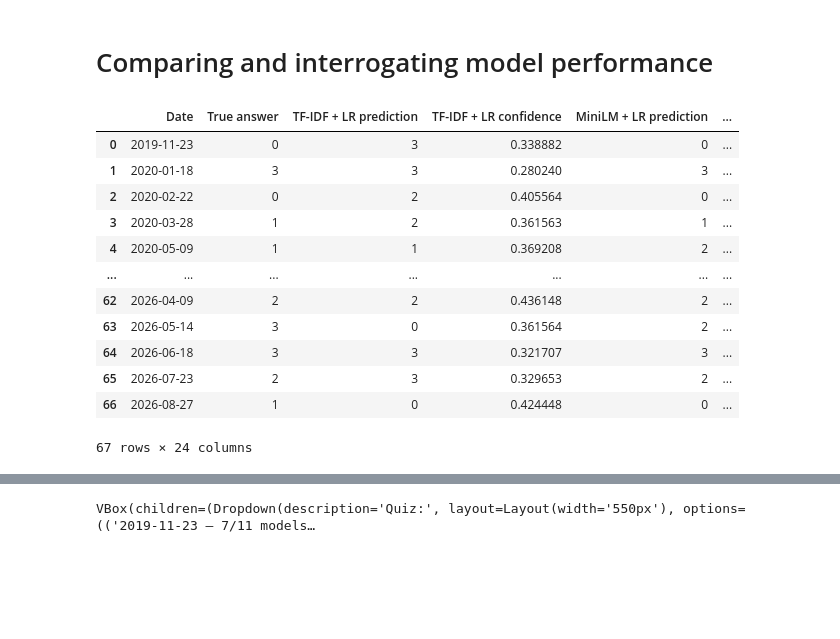
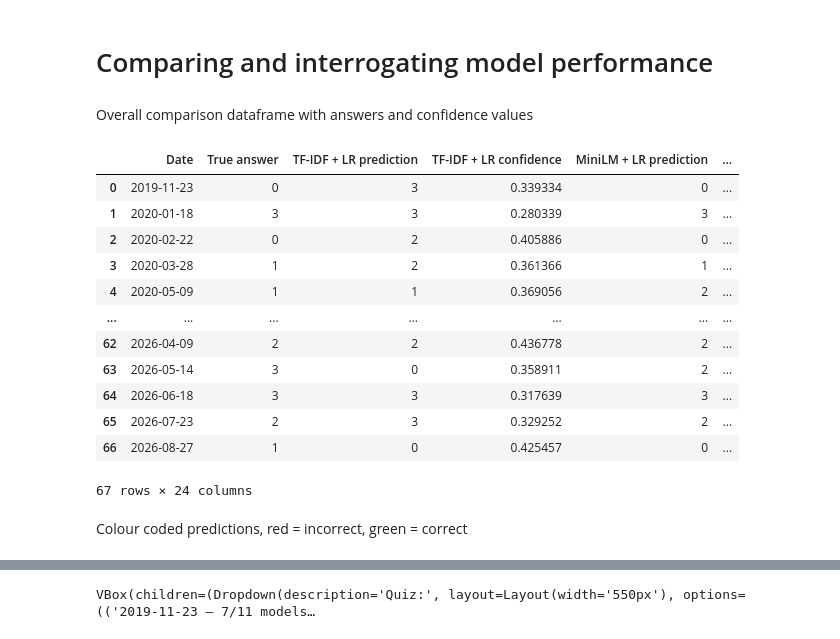
Before and after one commit to michael-jones34/three-headlines-and-a-lie, a Jupyter notebook: notebooks/data_comparison.ipynb, the cells around one changed output, grey strips where cells are left out. Cells and saved outputs as stored; diff of their text form; code cells hidden in the pictures; blank space fills up the shorter version.

```diff
--- a/notebooks/data_comparison.ipynb
+++ b/notebooks/data_comparison.ipynb
@@ -13,6 +13,8 @@ data_path = "../data"
 
 with open(f"{data_path}/test_set.json", "r") as f:
     test_set = json.load(f)
+# %% [markdown]
+Overall comparison dataframe with answers and confidence values
 # %%
 # Ground truth from the fixed test set
 comparison_df = pd.DataFrame({
@@ -26,50 +28,52 @@ model_files = {
     "MiniLM + LR": "../data/predictions_minilm_lr.csv",
     "MiniLM +  MLP": "../data/predictions_minilm_mlp.csv",
     "DistilBERT Headline": "../data/predictions_distilbert_headline.csv",
-    "Distilbert Concat": "../data/predictions_distilbert_concat.csv",
-    "Distilbert Shared": "../data/predictions_distilbert_shared.csv",
+    "DistilBERT Concat": "../data/predictions_distilbert_concat.csv",
+    "DistilBERT Shared": "../data/predictions_distilbert_shared.csv",
     "Llama QLoRA": "../data/predictions_llama_qlora.csv",
     "Claude Haiku 4.5": "../data/predictions_claude_haiku.csv",
     "GPT-5 Nano": "../data/predictions_gpt5_nano.csv",
     "Claude Fable 5.1": "../data/predictions_claude_fable.csv",
     "GPT-6 Astra": "../data/predictions_gpt6_astra.csv",
 }
 
 # Merge each model's results into the comparison dataframe
 for model_name, filepath in model_files.items():
     model_df = pd.read_csv(filepath)
 
     model_df = model_df.rename(columns={
         "date": "Date",
         "prediction": f"{model_name} prediction",
         "confidence": f"{model_name} confidence",
     })
 
     comparison_df = comparison_df.merge(
         model_df,
         on="Date",
         how="left",
         validate="one_to_one",
     )
 
 # Sort chronologically
 comparison_df = comparison_df.sort_values("Date").reset_index(drop=True)
 
 comparison_df
 # %% [output]
 |  | Date | True answer | TF-IDF + LR prediction | TF-IDF + LR confidence | MiniLM + LR prediction | ... |
-| 0 | 2019-11-23 | 0 | 3 | 0.338882 | 0 | ... |
-| 1 | 2020-01-18 | 3 | 3 | 0.280240 | 3 | ... |
-| 2 | 2020-02-22 | 0 | 2 | 0.405564 | 0 | ... |
-| 3 | 2020-03-28 | 1 | 2 | 0.361563 | 1 | ... |
-| 4 | 2020-05-09 | 1 | 1 | 0.369208 | 2 | ... |
+| 0 | 2019-11-23 | 0 | 3 | 0.339334 | 0 | ... |
+| 1 | 2020-01-18 | 3 | 3 | 0.280339 | 3 | ... |
+| 2 | 2020-02-22 | 0 | 2 | 0.405886 | 0 | ... |
+| 3 | 2020-03-28 | 1 | 2 | 0.361366 | 1 | ... |
+| 4 | 2020-05-09 | 1 | 1 | 0.369056 | 2 | ... |
 | ... | ... | ... | ... | ... | ... | ... |
-| 62 | 2026-04-09 | 2 | 2 | 0.436148 | 2 | ... |
-| 63 | 2026-05-14 | 3 | 0 | 0.361564 | 2 | ... |
-| 64 | 2026-06-18 | 3 | 3 | 0.321707 | 3 | ... |
-| 65 | 2026-07-23 | 2 | 3 | 0.329653 | 2 | ... |
-| 66 | 2026-08-27 | 1 | 0 | 0.424448 | 0 | ... |
+| 62 | 2026-04-09 | 2 | 2 | 0.436778 | 2 | ... |
+| 63 | 2026-05-14 | 3 | 0 | 0.358911 | 2 | ... |
+| 64 | 2026-06-18 | 3 | 3 | 0.317639 | 3 | ... |
+| 65 | 2026-07-23 | 2 | 3 | 0.329252 | 2 | ... |
+| 66 | 2026-08-27 | 1 | 0 | 0.425457 | 0 | ... |
 67 rows × 24 columns
+# %% [markdown]
+Colour coded predictions, red = incorrect, green = correct
 # %%
 prediction_cols = [
     "Date",
```
Also changed, not shown: parts of 9 cells of this notebook.
